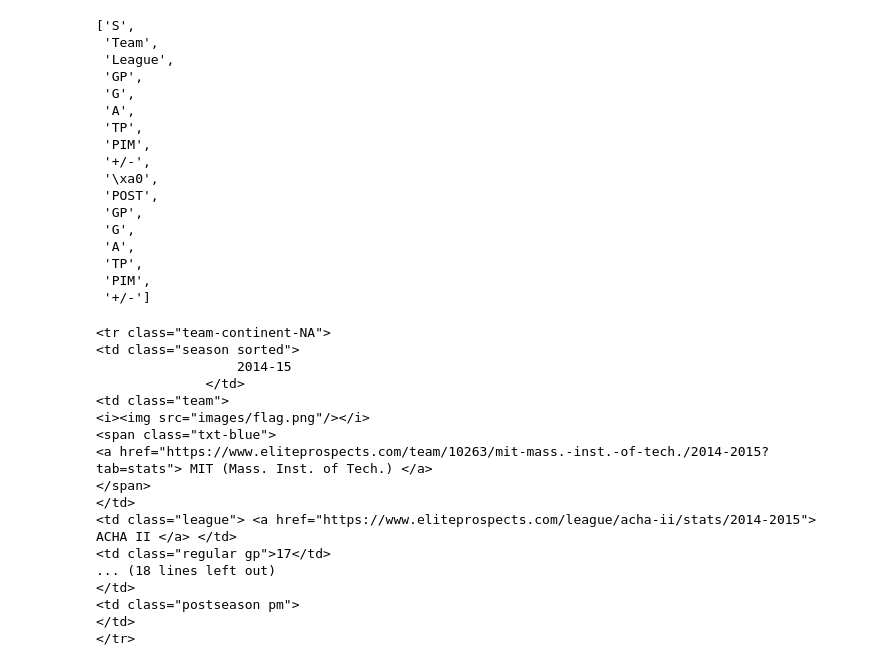
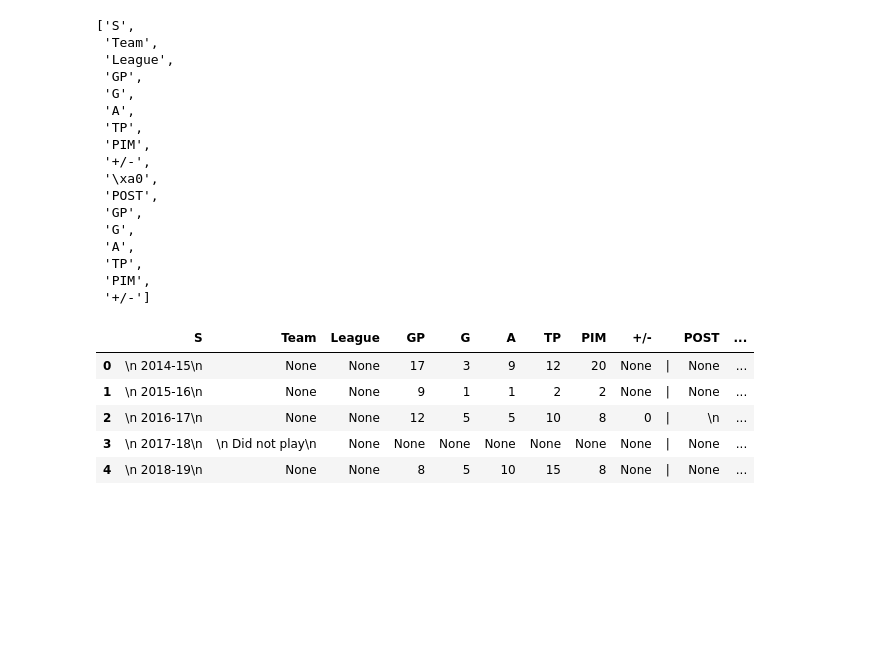
Before and after one commit to Isa1asN/beautiful-soup-exercises, a Jupyter notebook: web_scrapping.ipynb, the cells around one changed output. Saved outputs shown, nothing was run; the diff lists cells and outputs as text; code cells hidden in the pictures; blank space fills up the shorter version.

Commit message:
scrapped the table

```diff
--- a/web_scrapping.ipynb
+++ b/web_scrapping.ipynb
@@ -250,23 +250,20 @@ columns
  'TP',
  'PIM',
  '+/-']
-# %%
-rows = table.find_all('tr')[1:]
-# %% [output]
-<tr class="team-continent-NA">
-<td class="season sorted">
-                  2014-15
-              </td>
-<td class="team">
-<i><img src="images/flag.png"/></i>
-<span class="txt-blue">
-<a href="https://www.eliteprospects.com/team/10263/mit-mass.-inst.-of-tech./2014-2015?tab=stats"> MIT (Mass. Inst. of Tech.) </a>
-</span>
-</td>
-<td class="league"> <a href="https://www.eliteprospects.com/league/acha-ii/stats/2014-2015"> ACHA II </a> </td>
-<td class="regular gp">17</td>
-... (18 lines left out)
-</td>
-<td class="postseason pm">
-</td>
-</tr>
+# %%
+rows = table.find_all('tr')[1:]
+table_data = []
+for row in rows:
+    table_d = row.find_all('td')
+    t_row = [t_d.string for t_d in table_d]
+    table_data.append(t_row)
+
+pandas_data = pd.DataFrame(table_data, columns=columns)
+pandas_data
+# %% [output]
+|  | S | Team | League | GP | G | A | TP | PIM | +/- |  | POST | ... |
+| 0 | \n 2014-15\n | None | None | 17 | 3 | 9 | 12 | 20 | None | | | None | ... |
+| 1 | \n 2015-16\n | None | None | 9 | 1 | 1 | 2 | 2 | None | | | None | ... |
+| 2 | \n 2016-17\n | None | None | 12 | 5 | 5 | 10 | 8 | 0 | | | \n | ... |
+| 3 | \n 2017-18\n | \n Did not play\n | None | None | None | None | None | None | None | | | None | ... |
+| 4 | \n 2018-19\n | None | None | 8 | 5 | 10 | 15 | 8 | None | | | None | ... |
```
Also changed, not shown: parts of 1 cell of this notebook.
